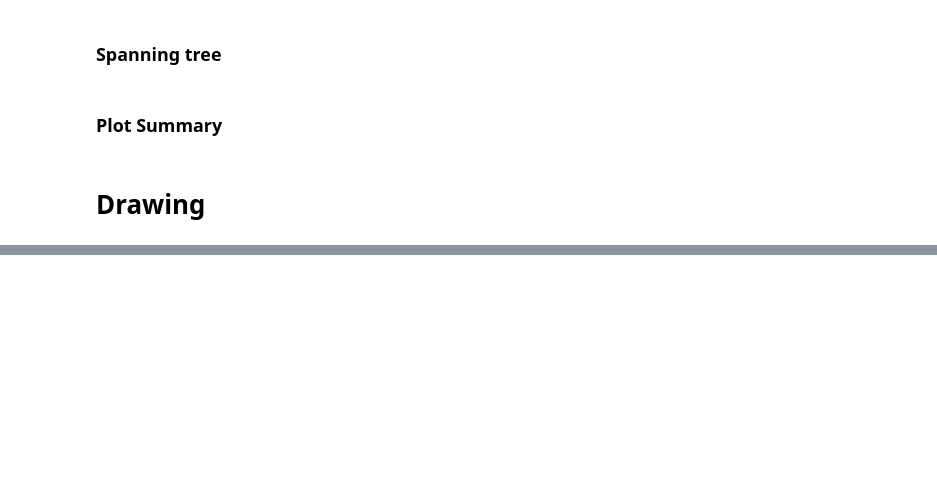
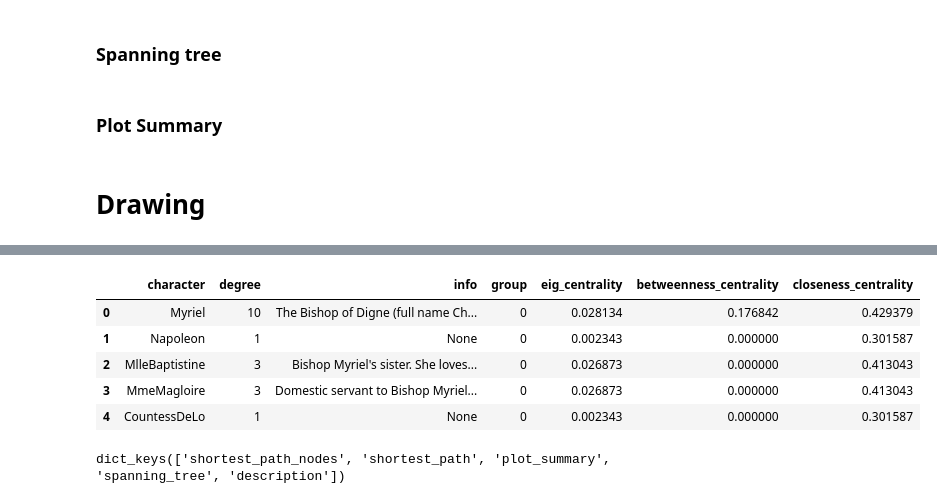
Before and after one commit to hariswb/les-miserable-sna, a Jupyter notebook: sketch.ipynb, the cells around one changed output, grey strips where cells are left out. Cells and saved outputs as stored; diff of their text form; code cells hidden in the pictures; blank space fills up the shorter version.

```diff
--- a/sketch.ipynb
+++ b/sketch.ipynb
@@ -283,0 +284,13 @@ ns = nx.draw_networkx_nodes(Lesmis, pos, nodelist=Lesmis.nodes(), node_color="b"
+# %%
+df.head()
+# %% [output]
+|  | character | degree | info | group | eig_centrality | betweenness_centrality | closeness_centrality |
+| 0 | Myriel | 10 | The Bishop of Digne (full name Ch... | 0 | 0.028134 | 0.176842 | 0.429379 |
+| 1 | Napoleon | 1 | None | 0 | 0.002343 | 0.000000 | 0.301587 |
+| 2 | MlleBaptistine | 3 | Bishop Myriel's sister. She loves... | 0 | 0.026873 | 0.000000 | 0.413043 |
+| 3 | MmeMagloire | 3 | Domestic servant to Bishop Myriel... | 0 | 0.026873 | 0.000000 | 0.413043 |
+| 4 | CountessDeLo | 1 | None | 0 | 0.002343 | 0.000000 | 0.301587 |
+# %%
+d_2.keys()
+# %% [output]
+dict_keys(['shortest_path_nodes', 'shortest_path', 'plot_summary', 'spanning_tree', 'description'])
```
Also changed, not shown: parts of 8 cells of this notebook, 2 other files.
